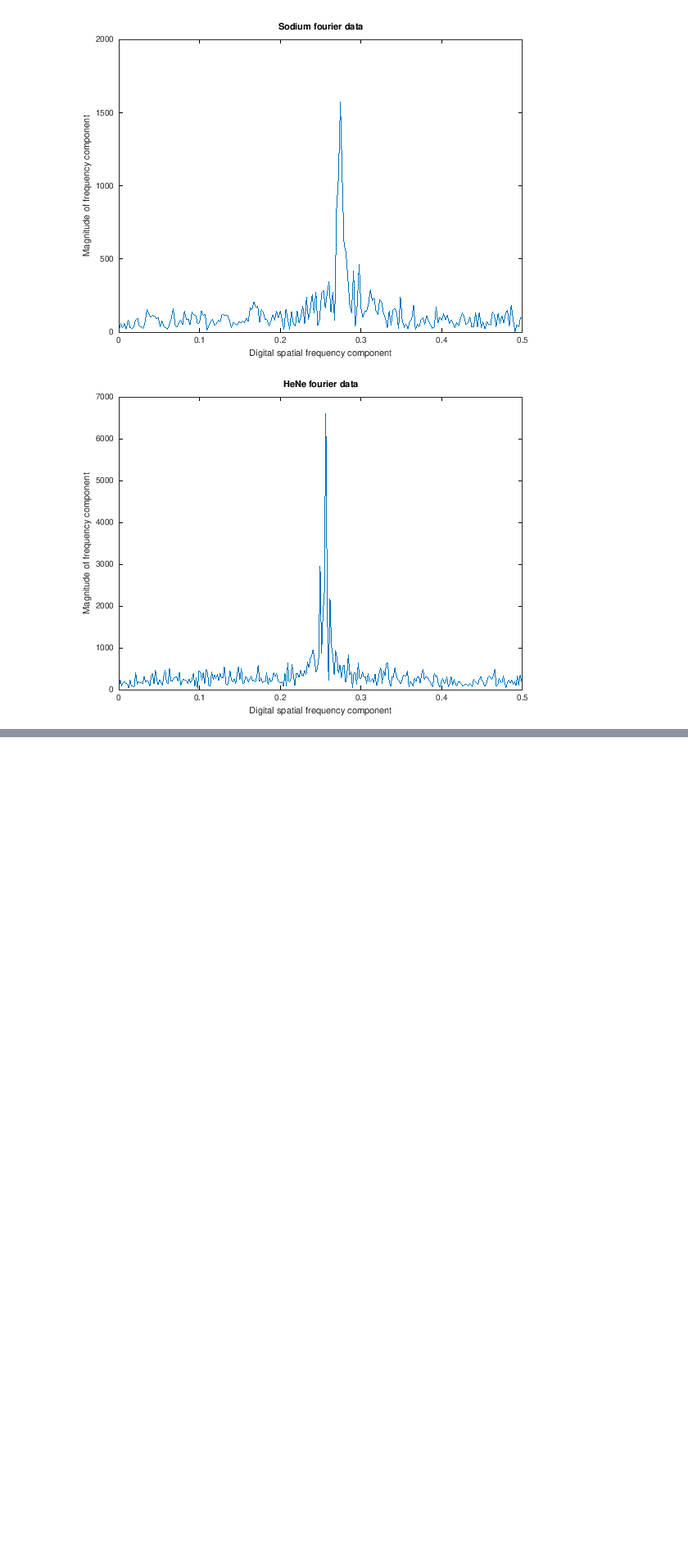
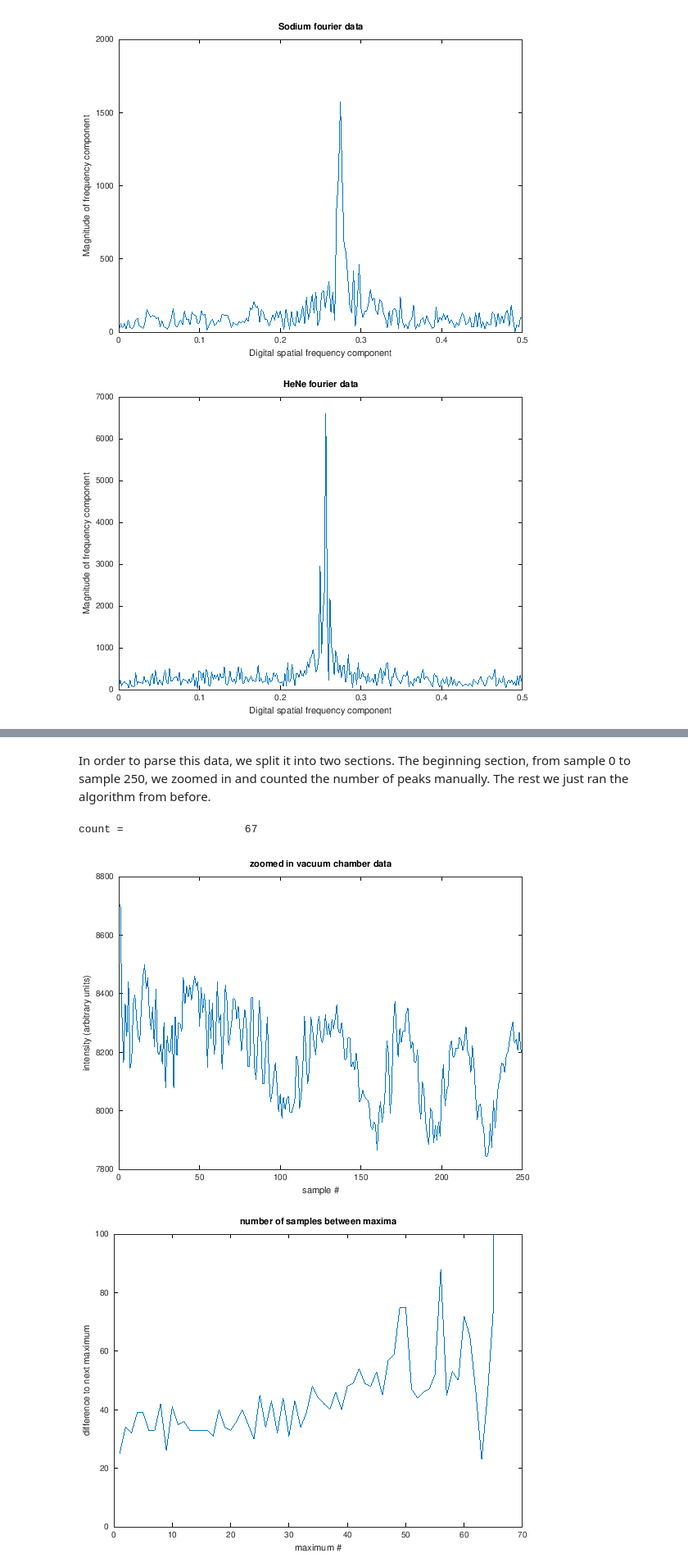
Before and after one commit to jtroo/phys408-lab1, a Jupyter notebook: notebook.ipynb, the cells around one changed output, grey strips where cells are left out. Shown: that part at 82% size. Cells and saved outputs as stored; diff of their text form; code cells hidden in the pictures; blank space fills up the shorter version.

```diff
--- a/notebook.ipynb
+++ b/notebook.ipynb
@@ -622,0 +648,21 @@ xlim([0 0.5])
+# %% [markdown]
+In order to parse this data, we split it into two sections. The beginning section,
+from sample 0 to sample 250, we zoomed in and counted the number of peaks manually.
+The rest we just ran the algorithm from before.
+# %%
+count = length(hysteresis_diffs(8000, 8200, vacuum_data(250:end))) + 1
+figure(1)
+plot(hysteresis_diffs(8000, 8200, vacuum_data(250:end)))
+title('number of samples between maxima')
+xlabel('maximum #')
+ylabel('difference to next maximum')
+ylim([0 100])
+figure(2)
+plot(vacuum_data(1:250))
+title('zoomed in vacuum chamber data')
+xlabel('sample #')
+ylabel('intensity (arbitrary units)')
+# %% [output]
+count =                   67
+[figure, added]
+[figure, added]
```
Also changed, not shown: parts of 28 cells of this notebook.
